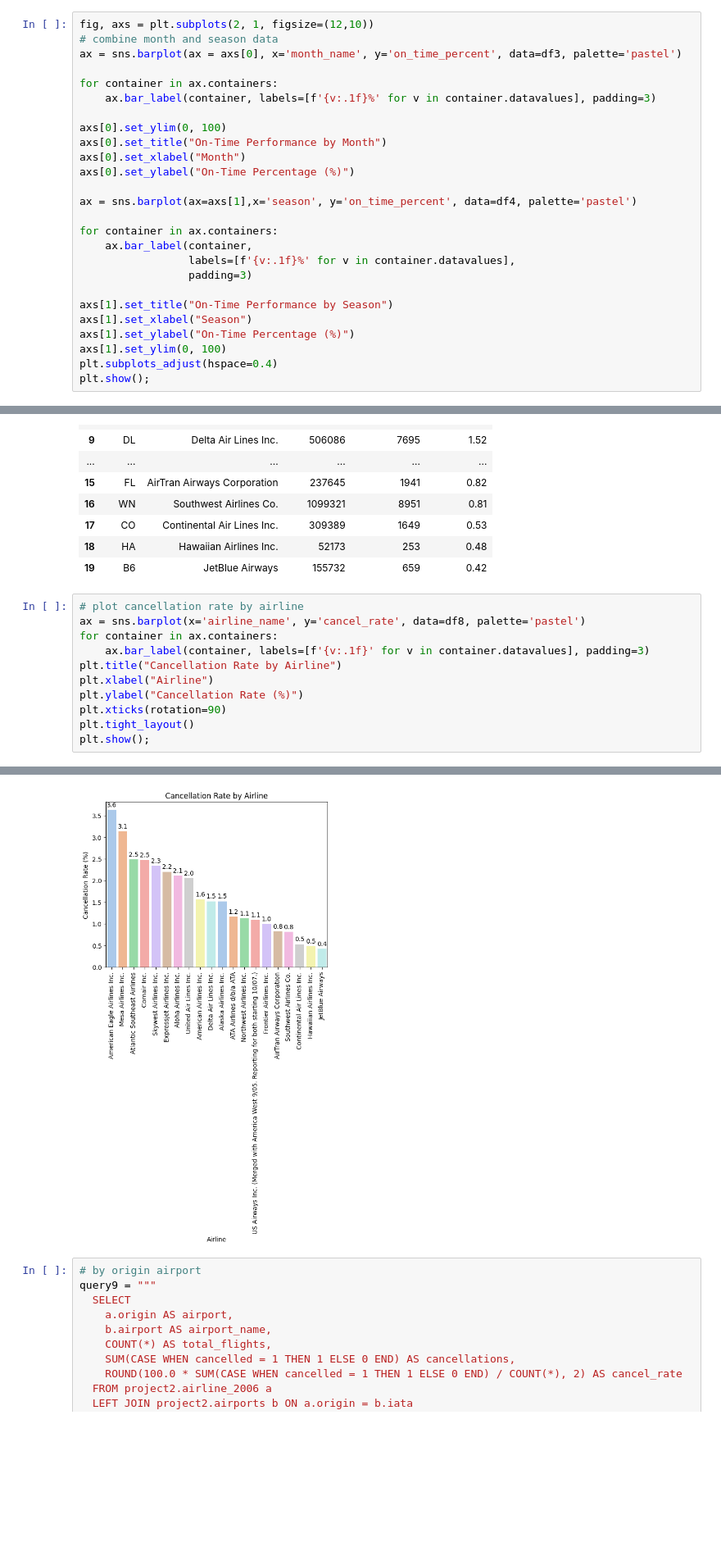
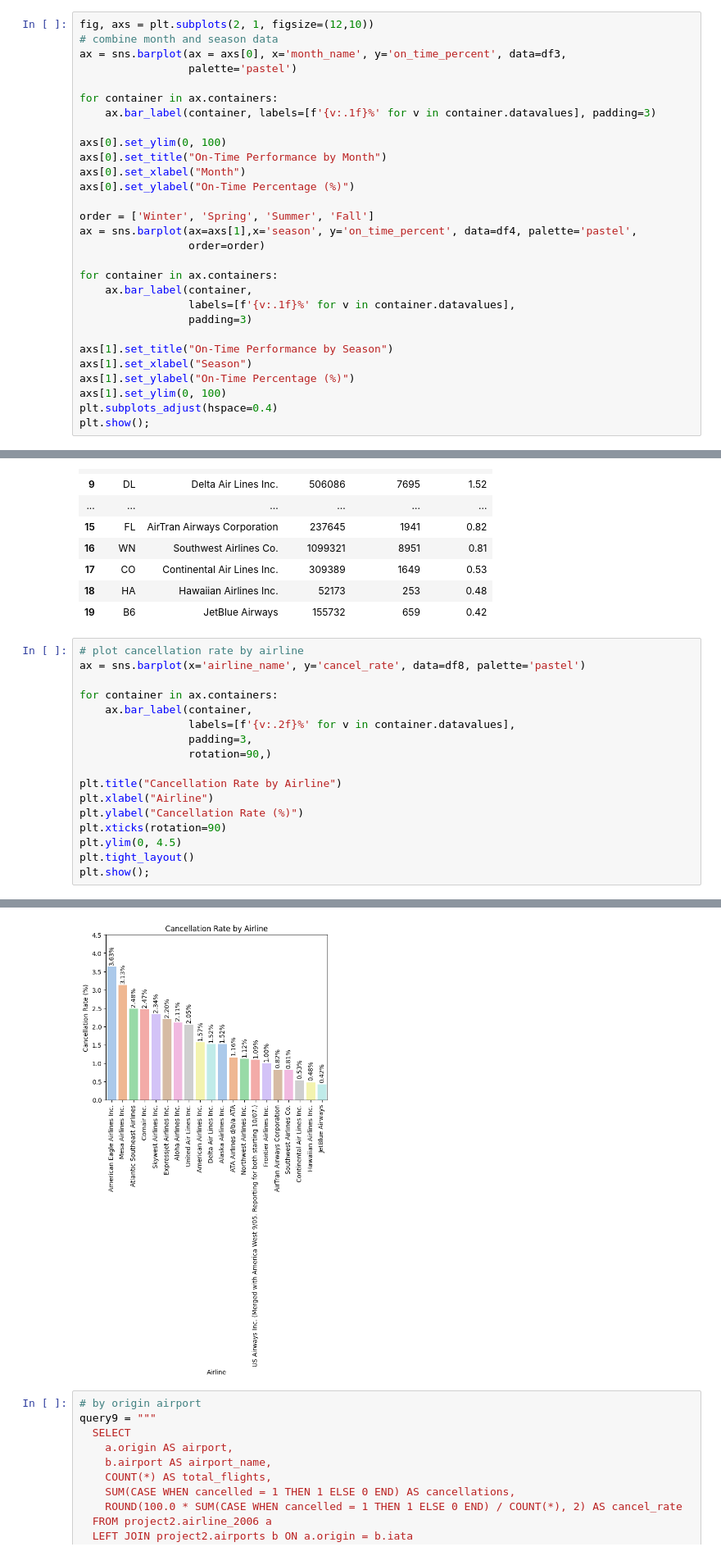
Before and after one commit to Hazim-HF/Data-Management-Project2, a Jupyter notebook: P152419_Project2_STQD6324.ipynb, the cells around one changed output, grey strips where cells are left out. Shown at 82% size. Drawn from its saved outputs; the diff is of its cells as text; blank space fills up the shorter version.

```diff
--- a/P152419_Project2_STQD6324.ipynb
+++ b/P152419_Project2_STQD6324.ipynb
@@ -542,7 +537,8 @@ df4
 # %%
 fig, axs = plt.subplots(2, 1, figsize=(12,10))
 # combine month and season data
-ax = sns.barplot(ax = axs[0], x='month_name', y='on_time_percent', data=df3, palette='pastel')
+ax = sns.barplot(ax = axs[0], x='month_name', y='on_time_percent', data=df3,
+                 palette='pastel')
 
 for container in ax.containers:
     ax.bar_label(container, labels=[f'{v:.1f}%' for v in container.datavalues], padding=3)
@@ -552,7 +548,9 @@ axs[0].set_title("On-Time Performance by Month")
 axs[0].set_xlabel("Month")
 axs[0].set_ylabel("On-Time Percentage (%)")
 
-ax = sns.barplot(ax=axs[1],x='season', y='on_time_percent', data=df4, palette='pastel')
+order = ['Winter', 'Spring', 'Summer', 'Fall']
+ax = sns.barplot(ax=axs[1],x='season', y='on_time_percent', data=df4, palette='pastel',
+                 order=order)
 
 for container in ax.containers:
     ax.bar_label(container,
@@ -928,19 +918,25 @@ df8
 # %%
 # plot cancellation rate by airline
 ax = sns.barplot(x='airline_name', y='cancel_rate', data=df8, palette='pastel')
+
 for container in ax.containers:
-    ax.bar_label(container, labels=[f'{v:.1f}' for v in container.datavalues], padding=3)
+    ax.bar_label(container,
+                 labels=[f'{v:.2f}%' for v in container.datavalues],
+                 padding=3,
+                 rotation=90,)
+
 plt.title("Cancellation Rate by Airline")
 plt.xlabel("Airline")
 plt.ylabel("Cancellation Rate (%)")
 plt.xticks(rotation=90)
+plt.ylim(0, 4.5)
 plt.tight_layout()
 plt.show();
 # %% [output]
 Passing `palette` without assigning `hue` is deprecated and will be removed in v0.14.0. Assign the `x` variable to `hue` and set `legend=False` for the same effect.
 
   ax = sns.barplot(x='airline_name', y='cancel_rate', data=df8, palette='pastel')
-[figure, old version]
+[figure, new version]
 # %%
 # by origin airport
 query9 = """
```
Also changed, not shown: parts of 39 cells of this notebook.
